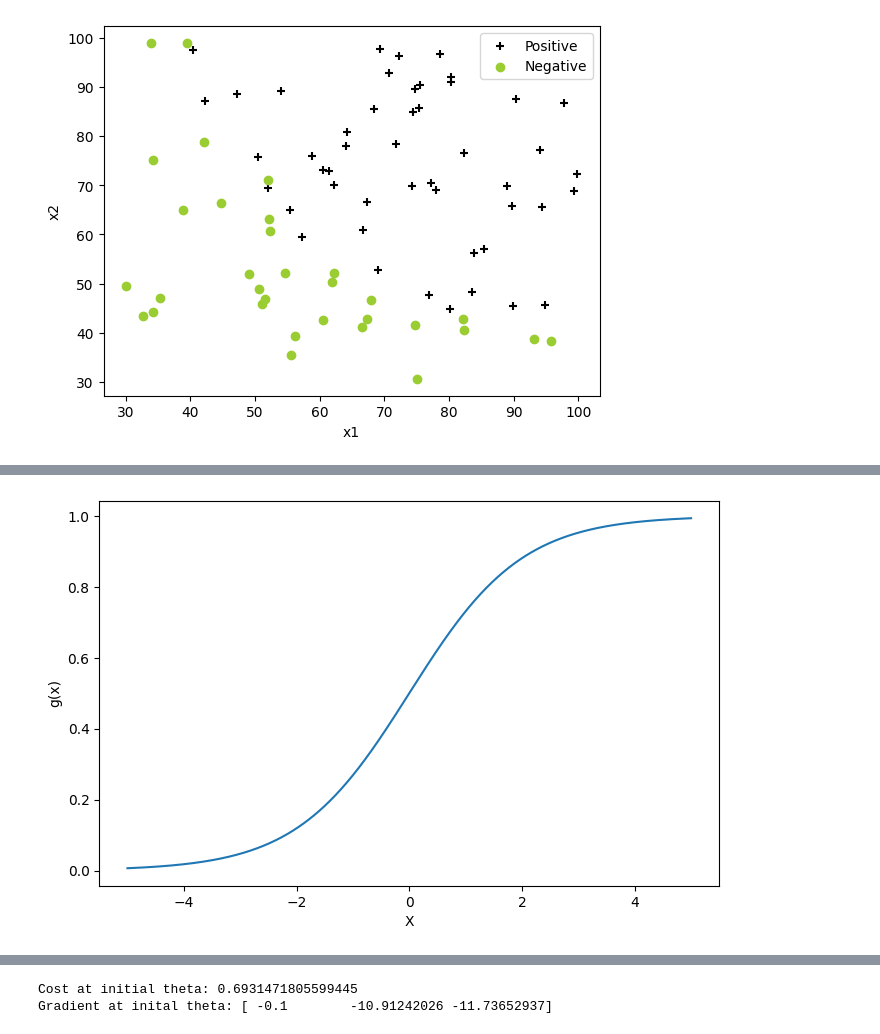
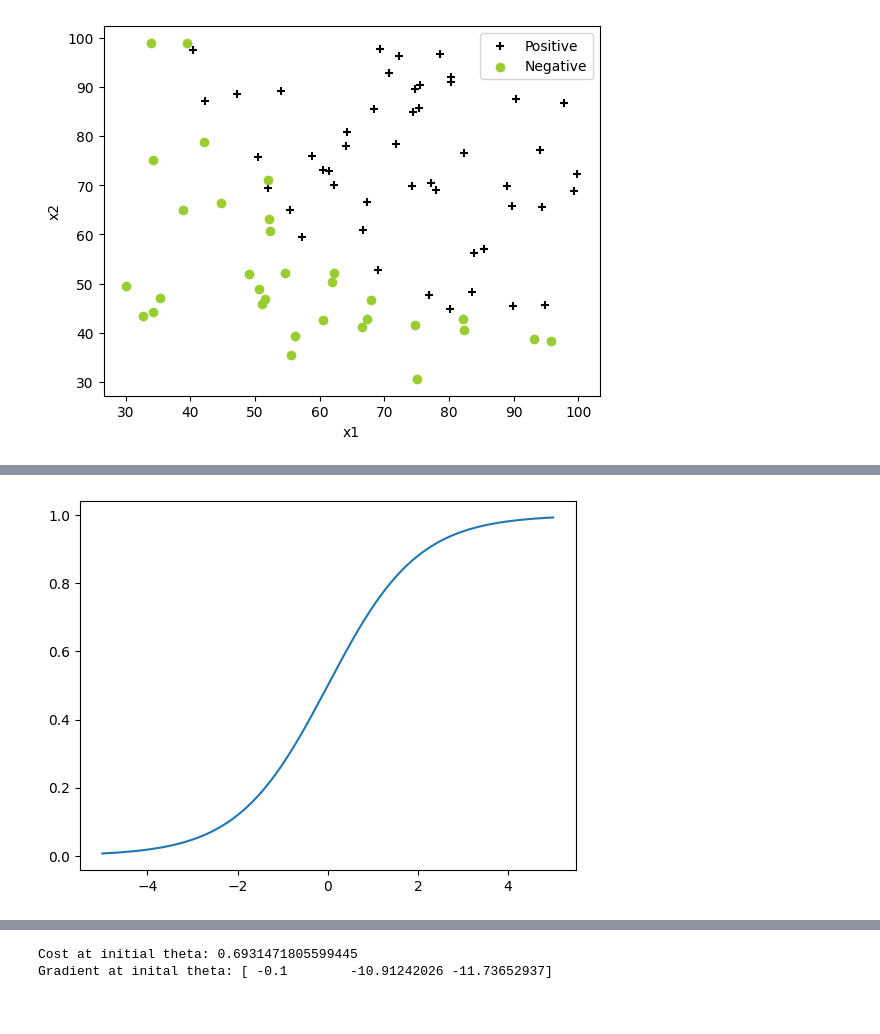
Before and after one commit to jakedog17/COP4630_HW2_Coding_Logistic_Regression, a Jupyter notebook: Homework_02.ipynb, the cells around one changed output, grey strips where cells are left out. Drawn from its saved outputs; the diff is of its cells as text; code cells hidden in the pictures.

```diff
--- a/Homework_02.ipynb
+++ b/Homework_02.ipynb
@@ -108,16 +108,16 @@ def sigmoid(z):
 # %%
 # Plot data here
 plt.close()
 X = np.linspace(-5, 5, 1000)
 Y = sigmoid(X)
-plt.figure(figsize=(8, 5))
+
 plt.plot(X,Y)
 
-plt.xlabel('X')
-plt.ylabel('g(x)')
+#plt.xlabel('X')
+#plt.ylabel('g(x)')
 plt.show()
 # %% [output]
-[figure, old version]
+[figure, new version]
 # %% [markdown]
 ### 1.4 - Cost function and gradient ##
 
```
Also changed, not shown: parts of 5 cells of this notebook.
